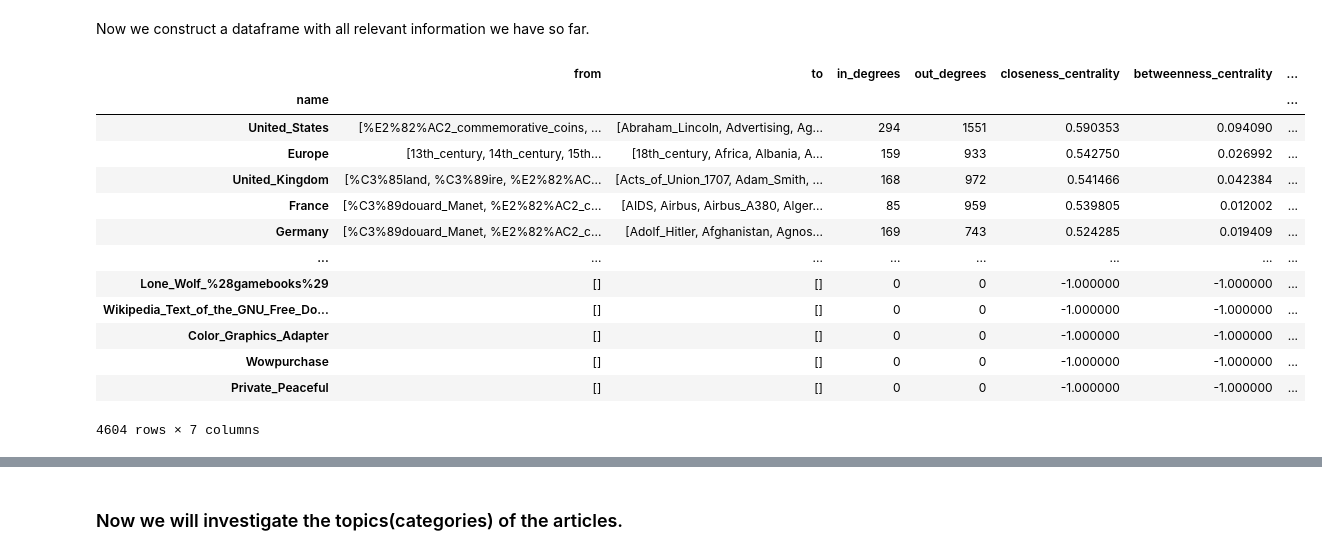
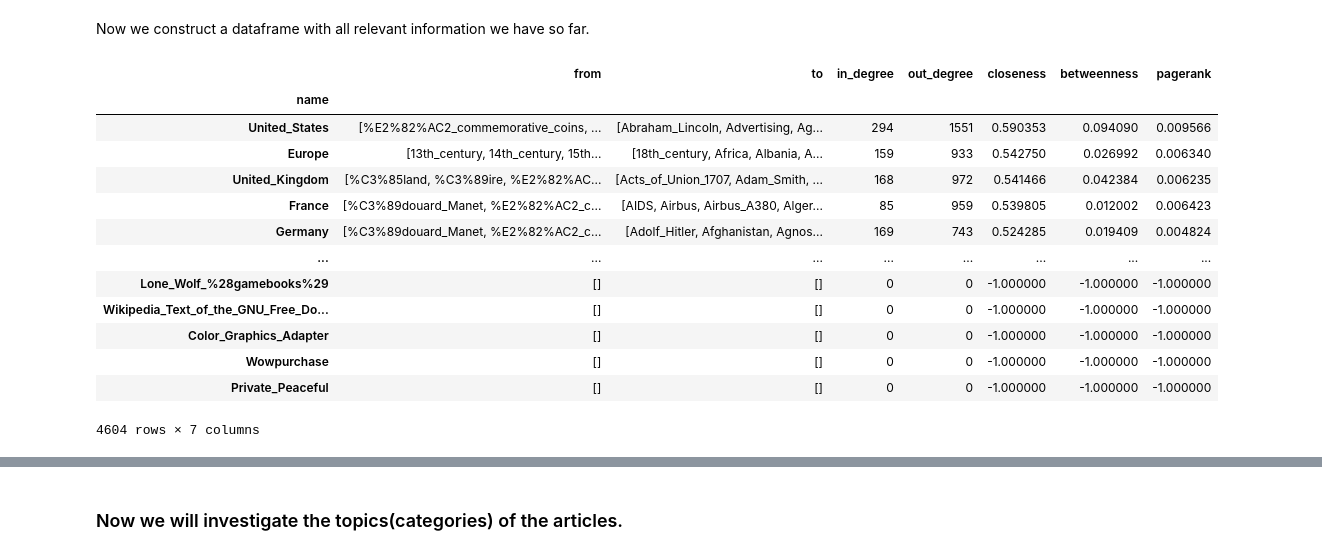
Before and after one commit to khalilacheche/ada-2022-project-adaes, a Jupyter notebook: Data_Engineering.ipynb, the cells around one changed output, grey strips where cells are left out. Saved outputs shown, nothing was run; the diff lists cells and outputs as text; code cells hidden in the pictures.

```diff
--- a/Data_Engineering.ipynb
+++ b/Data_Engineering.ipynb
@@ -374,28 +374,28 @@ Now we construct a dataframe with all relevant information we have so far.
 # %%
 nodes = pd.merge(in_links_df, out_links_df, on="name")
 nodes = nodes.set_index(nodes['name'])
-nodes["in_degrees"] = nodes["to"].apply(lambda x : len(x) )
-nodes["out_degrees"] = nodes["from"].apply(lambda x : len(x) )
-nodes["closeness_centrality"] = nodes.index.to_series().apply(lambda x :  closeness.get(x,-1) )
-nodes["betweenness_centrality"] = nodes.index.to_series().apply(lambda x : betweenness.get(x,-1))
-nodes["pagerank_centrality"] = nodes.index.to_series().apply(lambda x : pagerank.get(x,-1))
+nodes["in_degree"] = nodes["to"].apply(lambda x : len(x) )
+nodes["out_degree"] = nodes["from"].apply(lambda x : len(x) )
+nodes["closeness"] = nodes.index.to_series().apply(lambda x :  closeness.get(x,-1) )
+nodes["betweenness"] = nodes.index.to_series().apply(lambda x : betweenness.get(x,-1))
+nodes["pagerank"] = nodes.index.to_series().apply(lambda x : pagerank.get(x,-1))
 nodes = nodes.drop(["name","num_links_x","num_links_y"],axis=1)
 # %%
-display(nodes.sort_values(by="closeness_centrality",ascending=False))
+display(nodes.sort_values(by="closeness",ascending=False))
 # %% [output]
-|  | from | to | in_degrees | out_degrees | closeness_centrality | betweenness_centrality | ... |
-| name |  |  |  |  |  |  | ... |
-| United_States | [%E2%82%AC2_commemorative_coins, ... | [Abraham_Lincoln, Advertising, Ag... | 294 | 1551 | 0.590353 | 0.094090 | ... |
-| Europe | [13th_century, 14th_century, 15th... | [18th_century, Africa, Albania, A... | 159 | 933 | 0.542750 | 0.026992 | ... |
-| United_Kingdom | [%C3%85land, %C3%89ire, %E2%82%AC... | [Acts_of_Union_1707, Adam_Smith, ... | 168 | 972 | 0.541466 | 0.042384 | ... |
-| France | [%C3%89douard_Manet, %E2%82%AC2_c... | [AIDS, Airbus, Airbus_A380, Alger... | 85 | 959 | 0.539805 | 0.012002 | ... |
-| Germany | [%C3%89douard_Manet, %E2%82%AC2_c... | [Adolf_Hitler, Afghanistan, Agnos... | 169 | 743 | 0.524285 | 0.019409 | ... |
+|  | from | to | in_degree | out_degree | closeness | betweenness | pagerank |
+| name |  |  |  |  |  |  |  |
+| United_States | [%E2%82%AC2_commemorative_coins, ... | [Abraham_Lincoln, Advertising, Ag... | 294 | 1551 | 0.590353 | 0.094090 | 0.009566 |
+| Europe | [13th_century, 14th_century, 15th... | [18th_century, Africa, Albania, A... | 159 | 933 | 0.542750 | 0.026992 | 0.006340 |
+| United_Kingdom | [%C3%85land, %C3%89ire, %E2%82%AC... | [Acts_of_Union_1707, Adam_Smith, ... | 168 | 972 | 0.541466 | 0.042384 | 0.006235 |
+| France | [%C3%89douard_Manet, %E2%82%AC2_c... | [AIDS, Airbus, Airbus_A380, Alger... | 85 | 959 | 0.539805 | 0.012002 | 0.006423 |
+| Germany | [%C3%89douard_Manet, %E2%82%AC2_c... | [Adolf_Hitler, Afghanistan, Agnos... | 169 | 743 | 0.524285 | 0.019409 | 0.004824 |
 | ... | ... | ... | ... | ... | ... | ... | ... |
-| Lone_Wolf_%28gamebooks%29 | [] | [] | 0 | 0 | -1.000000 | -1.000000 | ... |
-| Wikipedia_Text_of_the_GNU_Free_Do... | [] | [] | 0 | 0 | -1.000000 | -1.000000 | ... |
-| Color_Graphics_Adapter | [] | [] | 0 | 0 | -1.000000 | -1.000000 | ... |
-| Wowpurchase | [] | [] | 0 | 0 | -1.000000 | -1.000000 | ... |
-| Private_Peaceful | [] | [] | 0 | 0 | -1.000000 | -1.000000 | ... |
+| Lone_Wolf_%28gamebooks%29 | [] | [] | 0 | 0 | -1.000000 | -1.000000 | -1.000000 |
+| Wikipedia_Text_of_the_GNU_Free_Do... | [] | [] | 0 | 0 | -1.000000 | -1.000000 | -1.000000 |
+| Color_Graphics_Adapter | [] | [] | 0 | 0 | -1.000000 | -1.000000 | -1.000000 |
+| Wowpurchase | [] | [] | 0 | 0 | -1.000000 | -1.000000 | -1.000000 |
+| Private_Peaceful | [] | [] | 0 | 0 | -1.000000 | -1.000000 | -1.000000 |
 4604 rows × 7 columns
 # %%
 #We can see that some articles are not connected to any other article (i.e: closeness/betweenness centrality=-1)
```
Also changed, not shown: parts of 10 cells of this notebook, 9 other files.
